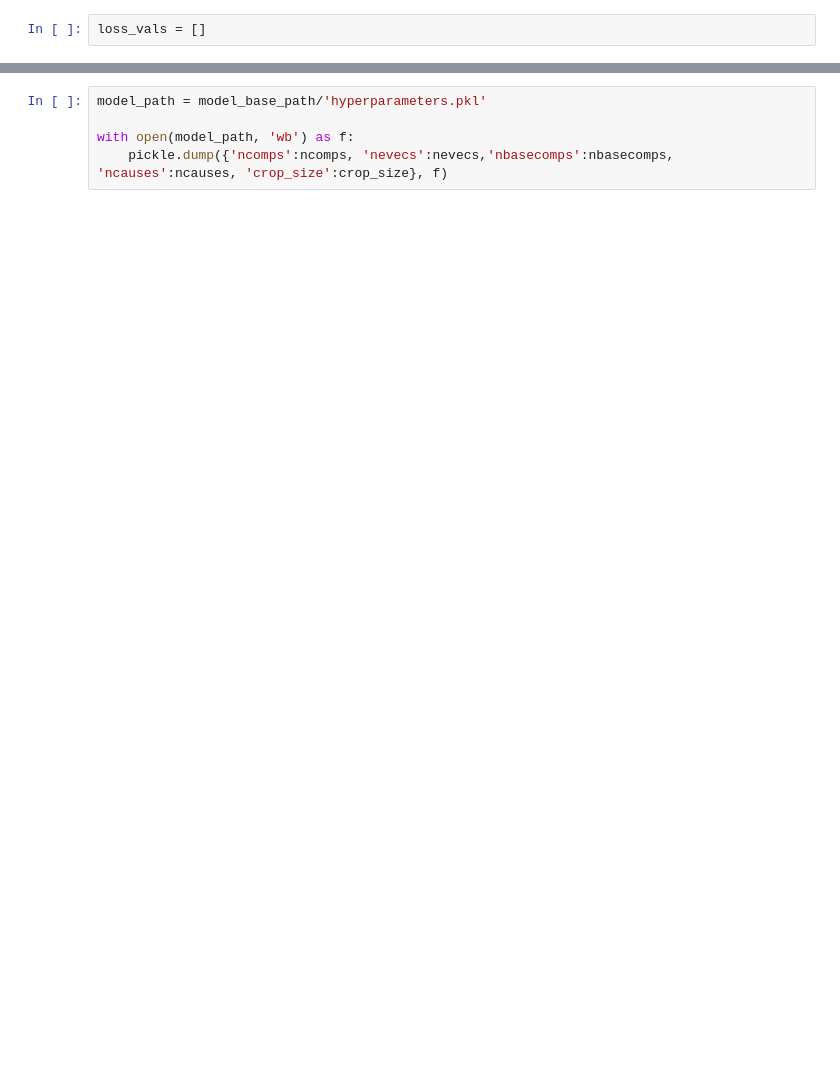
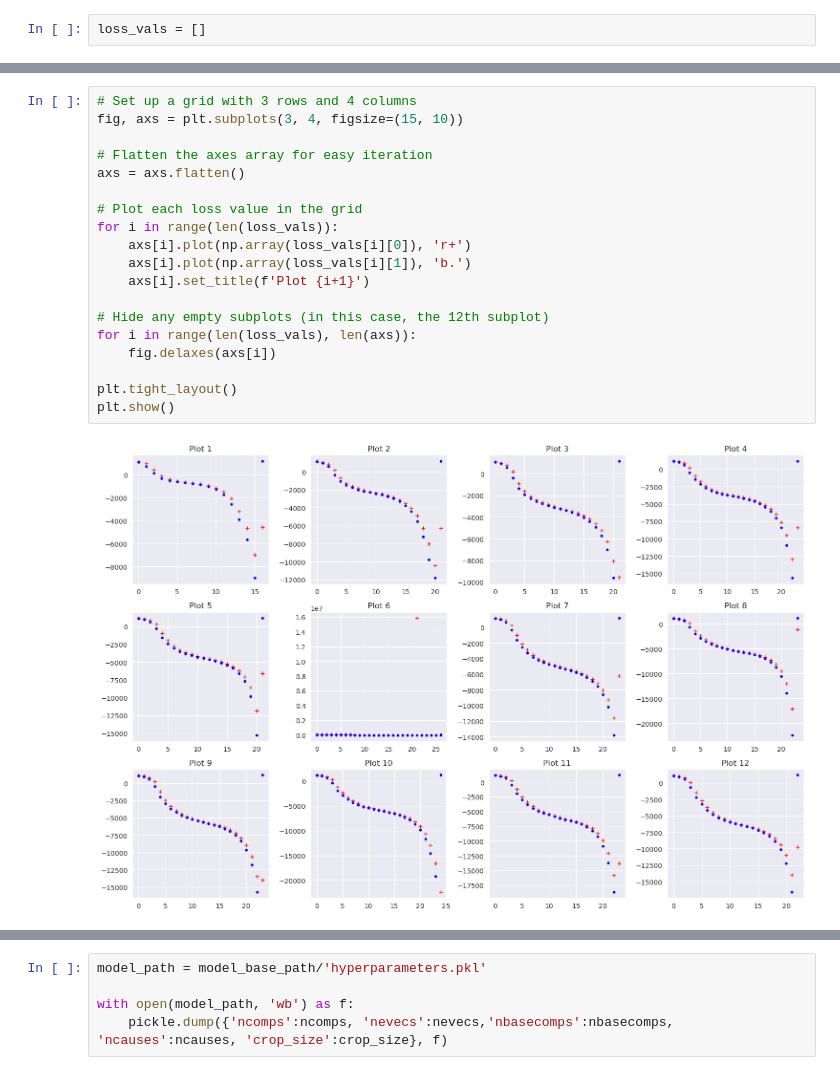
Before and after one commit to Liteknight/CounterBias, a Jupyter notebook: 03_Train.ipynb, the cells around one changed output, grey strips where cells are left out. Cells and saved outputs as stored; diff of their text form; blank space fills up the shorter version.

```diff
--- a/03_Train.ipynb
+++ b/03_Train.ipynb
@@ -170 +182,22 @@ for e in range(0,479,nevecs-nbasecomps):
+# %%
+# Set up a grid with 3 rows and 4 columns
+fig, axs = plt.subplots(3, 4, figsize=(15, 10))
+
+# Flatten the axes array for easy iteration
+axs = axs.flatten()
+
+# Plot each loss value in the grid
+for i in range(len(loss_vals)):
+    axs[i].plot(np.array(loss_vals[i][0]), 'r+')
+    axs[i].plot(np.array(loss_vals[i][1]), 'b.')
+    axs[i].set_title(f'Plot {i+1}')
+
+# Hide any empty subplots (in this case, the 12th subplot)
+for i in range(len(loss_vals), len(axs)):
+    fig.delaxes(axs[i])
+
+plt.tight_layout()
+plt.show()
+# %% [output]
+[figure, added]
 # %%
```
Also changed, not shown: parts of 22 cells of this notebook, 15 other files.
